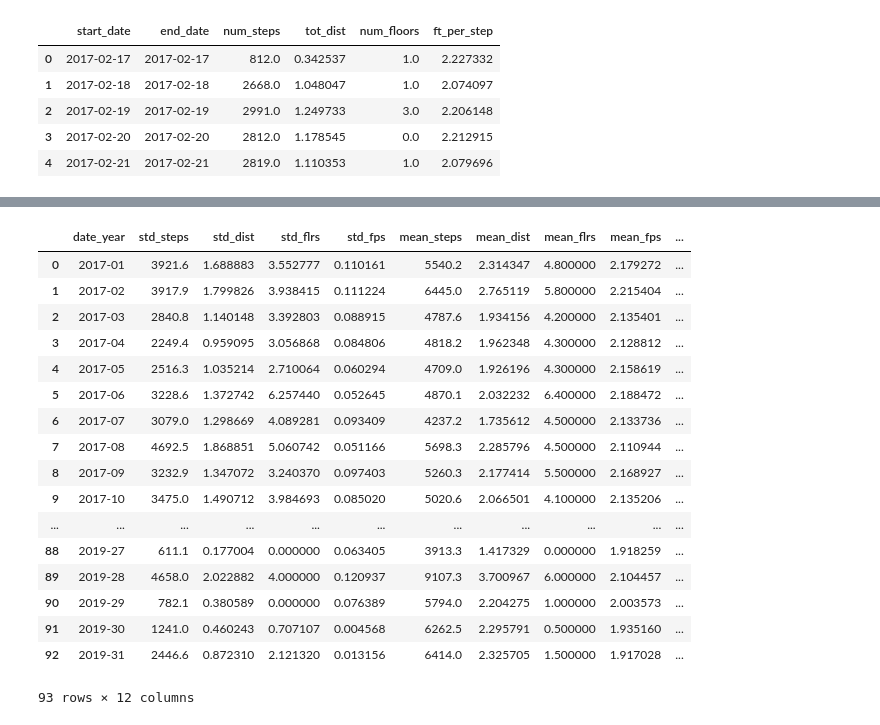
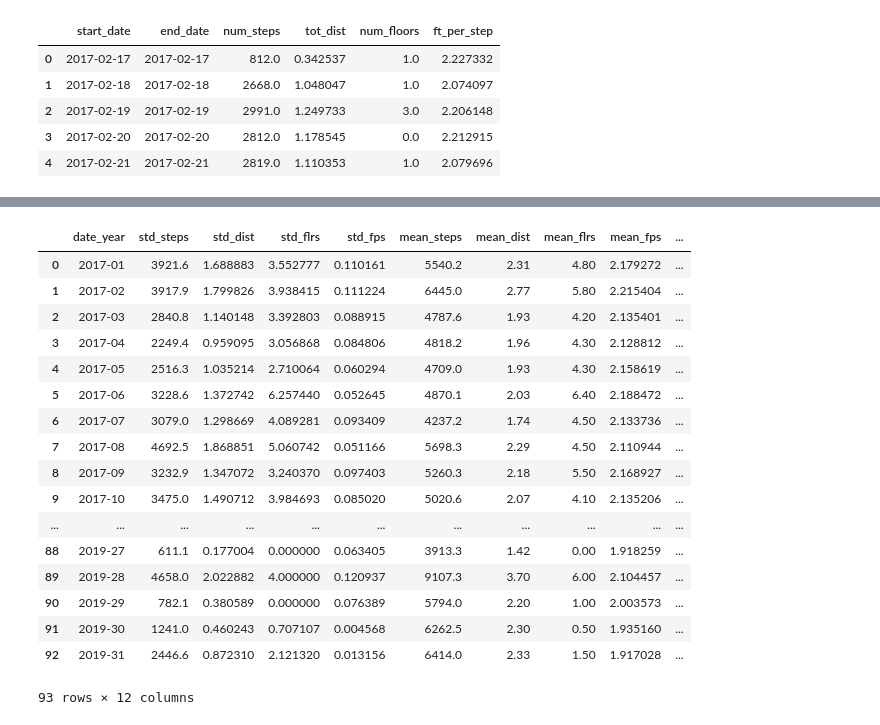
Before and after one commit to Data-is-life/Steps_Analysis, a Jupyter notebook: src/testing_dist_and_steps_funcs.ipynb, the cells around one changed output, grey strips where cells are left out. Cells and saved outputs as stored; diff of their text form; code cells hidden in the pictures.

```diff
--- a/src/testing_dist_and_steps_funcs.ipynb
+++ b/src/testing_dist_and_steps_funcs.ipynb
@@ -328,39 +339,41 @@ def ldf(x):
 # %%
 dom_df = get_stats_day_week_month(combined_df, 'Day of Month', 'steps')
 dom_df.dropna(inplace=True)
 dom_df.loc[:, 'date_year'] = dom_df.date_year.apply(lambda x: f"{ldf(x)[1]}-{ldf(x)[0]}")
 dom_df.loc[:, 'date_year'] = dom_df.date_year.astype(str)
 dom_df.sort_values(by=['date_year'], inplace=True)
 smx = dom_df.steps_score.max()
 dmx = dom_df.dist_score.max()
 fmx = dom_df.floors_score.max()
 dom_df.loc[:, 'steps_score'] = (dom_df.steps_score / smx) * 100
 dom_df.loc[:, 'dist_score'] = (dom_df.dist_score / dmx) * 100
 dom_df.loc[:, 'floors_score'] = (dom_df.floors_score / fmx) * 100
 for col in dom_df.columns:
     if 'step' in col or 'score' in col:
         dom_df.loc[:, col] = round(dom_df[col], 1)
 dom_df.reset_index(inplace=True)
 dom_df.drop(columns=['index'], inplace=True)
+dom_df.loc[:, 'mean_dist'] = round(dom_df['mean_dist'], 2)
+dom_df.loc[:, 'mean_flrs'] = round(dom_df['mean_flrs'], 2)
 dom_df
 # %% [output]
 |  | date_year | std_steps | std_dist | std_flrs | std_fps | mean_steps | mean_dist | mean_flrs | mean_fps | ... |
-| 0 | 2017-01 | 3921.6 | 1.688883 | 3.552777 | 0.110161 | 5540.2 | 2.314347 | 4.800000 | 2.179272 | ... |
-| 1 | 2017-02 | 3917.9 | 1.799826 | 3.938415 | 0.111224 | 6445.0 | 2.765119 | 5.800000 | 2.215404 | ... |
-| 2 | 2017-03 | 2840.8 | 1.140148 | 3.392803 | 0.088915 | 4787.6 | 1.934156 | 4.200000 | 2.135401 | ... |
-| 3 | 2017-04 | 2249.4 | 0.959095 | 3.056868 | 0.084806 | 4818.2 | 1.962348 | 4.300000 | 2.128812 | ... |
-| 4 | 2017-05 | 2516.3 | 1.035214 | 2.710064 | 0.060294 | 4709.0 | 1.926196 | 4.300000 | 2.158619 | ... |
-| 5 | 2017-06 | 3228.6 | 1.372742 | 6.257440 | 0.052645 | 4870.1 | 2.032232 | 6.400000 | 2.188472 | ... |
-| 6 | 2017-07 | 3079.0 | 1.298669 | 4.089281 | 0.093409 | 4237.2 | 1.735612 | 4.500000 | 2.133736 | ... |
-| 7 | 2017-08 | 4692.5 | 1.868851 | 5.060742 | 0.051166 | 5698.3 | 2.285796 | 4.500000 | 2.110944 | ... |
-| 8 | 2017-09 | 3232.9 | 1.347072 | 3.240370 | 0.097403 | 5260.3 | 2.177414 | 5.500000 | 2.168927 | ... |
-| 9 | 2017-10 | 3475.0 | 1.490712 | 3.984693 | 0.085020 | 5020.6 | 2.066501 | 4.100000 | 2.135206 | ... |
+| 0 | 2017-01 | 3921.6 | 1.688883 | 3.552777 | 0.110161 | 5540.2 | 2.31 | 4.80 | 2.179272 | ... |
+| 1 | 2017-02 | 3917.9 | 1.799826 | 3.938415 | 0.111224 | 6445.0 | 2.77 | 5.80 | 2.215404 | ... |
+| 2 | 2017-03 | 2840.8 | 1.140148 | 3.392803 | 0.088915 | 4787.6 | 1.93 | 4.20 | 2.135401 | ... |
+| 3 | 2017-04 | 2249.4 | 0.959095 | 3.056868 | 0.084806 | 4818.2 | 1.96 | 4.30 | 2.128812 | ... |
+| 4 | 2017-05 | 2516.3 | 1.035214 | 2.710064 | 0.060294 | 4709.0 | 1.93 | 4.30 | 2.158619 | ... |
+| 5 | 2017-06 | 3228.6 | 1.372742 | 6.257440 | 0.052645 | 4870.1 | 2.03 | 6.40 | 2.188472 | ... |
+| 6 | 2017-07 | 3079.0 | 1.298669 | 4.089281 | 0.093409 | 4237.2 | 1.74 | 4.50 | 2.133736 | ... |
+| 7 | 2017-08 | 4692.5 | 1.868851 | 5.060742 | 0.051166 | 5698.3 | 2.29 | 4.50 | 2.110944 | ... |
+| 8 | 2017-09 | 3232.9 | 1.347072 | 3.240370 | 0.097403 | 5260.3 | 2.18 | 5.50 | 2.168927 | ... |
+| 9 | 2017-10 | 3475.0 | 1.490712 | 3.984693 | 0.085020 | 5020.6 | 2.07 | 4.10 | 2.135206 | ... |
 | ... | ... | ... | ... | ... | ... | ... | ... | ... | ... | ... |
-| 88 | 2019-27 | 611.1 | 0.177004 | 0.000000 | 0.063405 | 3913.3 | 1.417329 | 0.000000 | 1.918259 | ... |
-| 89 | 2019-28 | 4658.0 | 2.022882 | 4.000000 | 0.120937 | 9107.3 | 3.700967 | 6.000000 | 2.104457 | ... |
-| 90 | 2019-29 | 782.1 | 0.380589 | 0.000000 | 0.076389 | 5794.0 | 2.204275 | 1.000000 | 2.003573 | ... |
-| 91 | 2019-30 | 1241.0 | 0.460243 | 0.707107 | 0.004568 | 6262.5 | 2.295791 | 0.500000 | 1.935160 | ... |
-| 92 | 2019-31 | 2446.6 | 0.872310 | 2.121320 | 0.013156 | 6414.0 | 2.325705 | 1.500000 | 1.917028 | ... |
+| 88 | 2019-27 | 611.1 | 0.177004 | 0.000000 | 0.063405 | 3913.3 | 1.42 | 0.00 | 1.918259 | ... |
+| 89 | 2019-28 | 4658.0 | 2.022882 | 4.000000 | 0.120937 | 9107.3 | 3.70 | 6.00 | 2.104457 | ... |
+| 90 | 2019-29 | 782.1 | 0.380589 | 0.000000 | 0.076389 | 5794.0 | 2.20 | 1.00 | 2.003573 | ... |
+| 91 | 2019-30 | 1241.0 | 0.460243 | 0.707107 | 0.004568 | 6262.5 | 2.30 | 0.50 | 1.935160 | ... |
+| 92 | 2019-31 | 2446.6 | 0.872310 | 2.121320 | 0.013156 | 6414.0 | 2.33 | 1.50 | 1.917028 | ... |
 93 rows × 12 columns
 # %%
 bars = go.Bar(x=dom_df['date_year'], y=dom_df.mean_steps,
```
Also changed, not shown: parts of 7 cells of this notebook.
